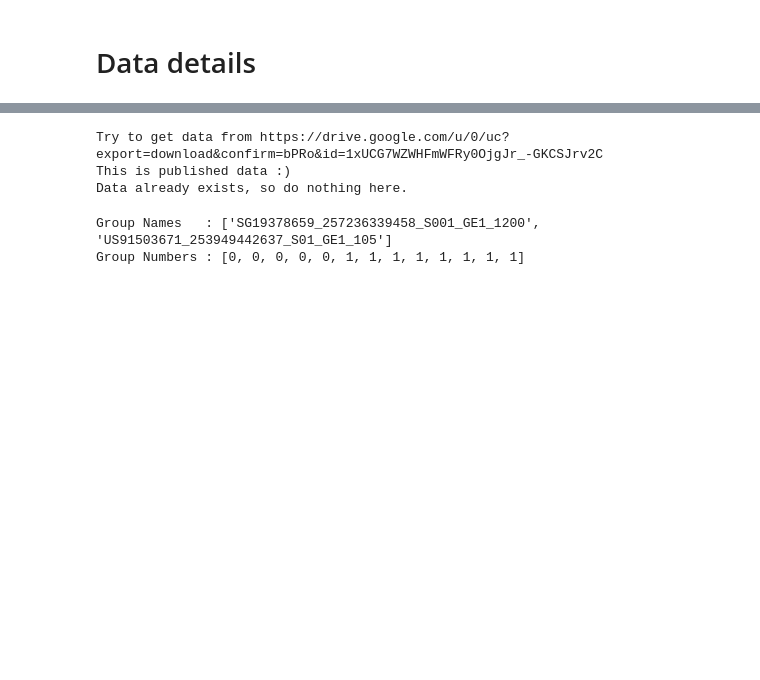
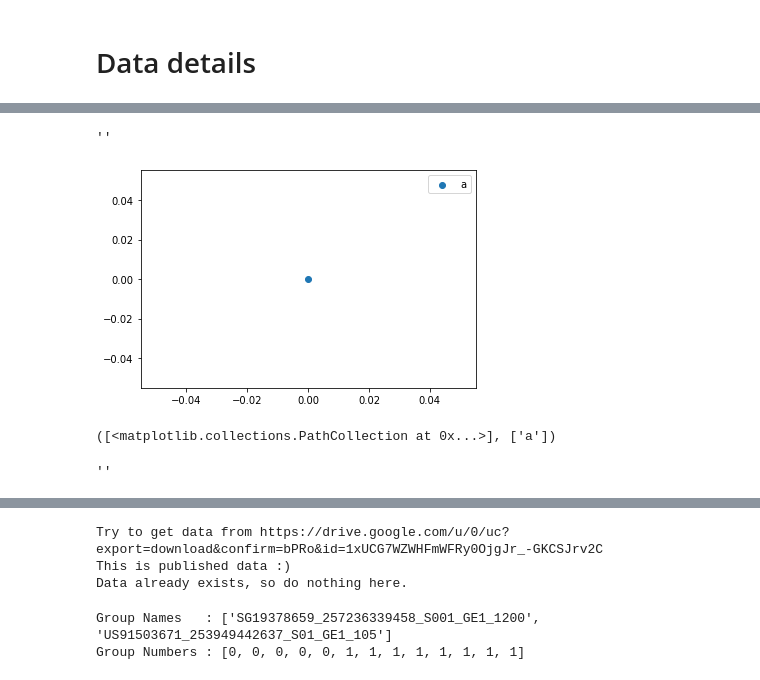
Before and after one commit to iwasakishuto/TeiLab-BasicLaboratoryWork-in-LifeScienceExperiments, a Jupyter notebook: notebook/Data Details.ipynb, the cells around one changed output, grey strips where cells are left out. Cells and saved outputs as stored; diff of their text form; code cells hidden in the pictures; blank space fills up the shorter version.

```diff
--- a/notebook/Data Details.ipynb
+++ b/notebook/Data Details.ipynb
@@ -2,0 +59,16 @@
+# %%
+fig, ax = plt.subplots()
+ax.scatter(0,0,label="a")
+ax.legend()
+ax.__dict__.get("_label")
+# %% [output]
+''
+[figure, added]
+# %%
+ax.get_legend_handles_labels()
+# %% [output]
+([<matplotlib.collections.PathCollection at 0x...>], ['a'])
+# %%
+axes[0].__dict__.get("_label")
+# %% [output]
+''
```
Also changed, not shown: parts of 25 cells of this notebook, 42 other files.
